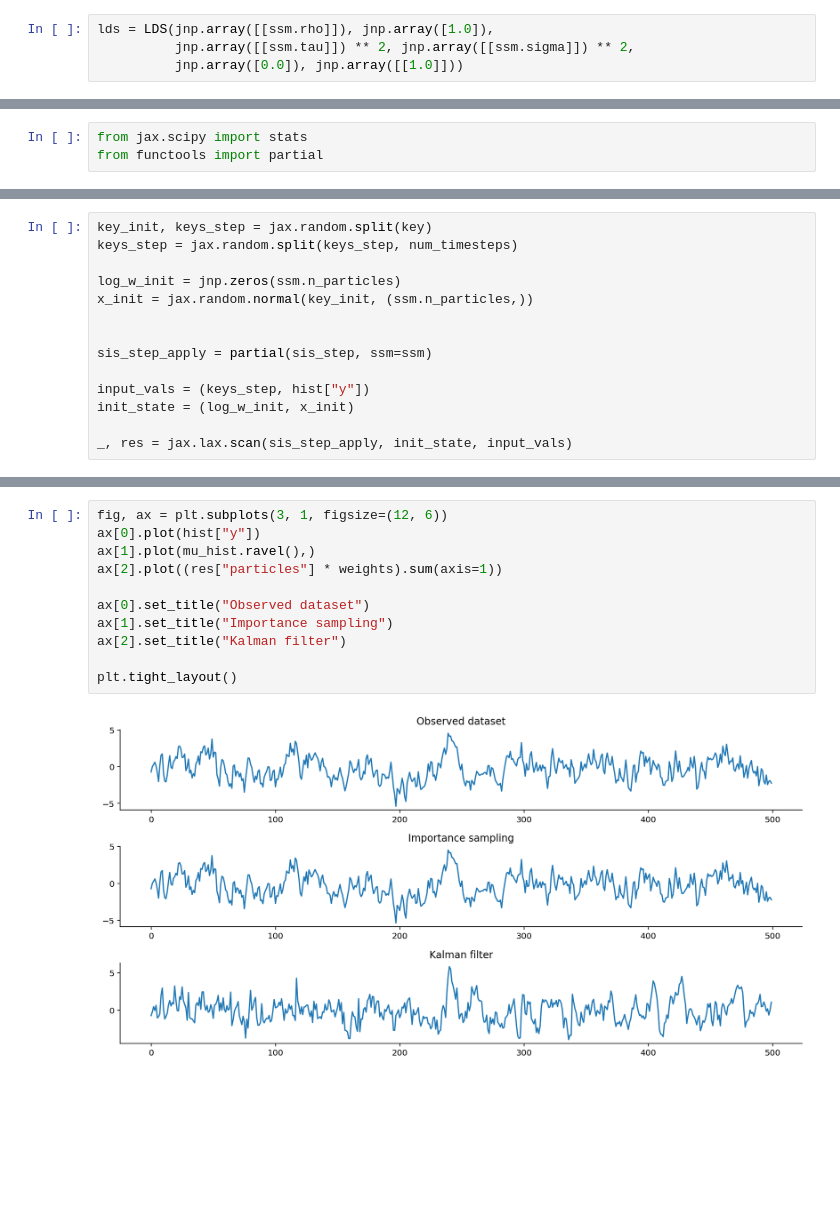
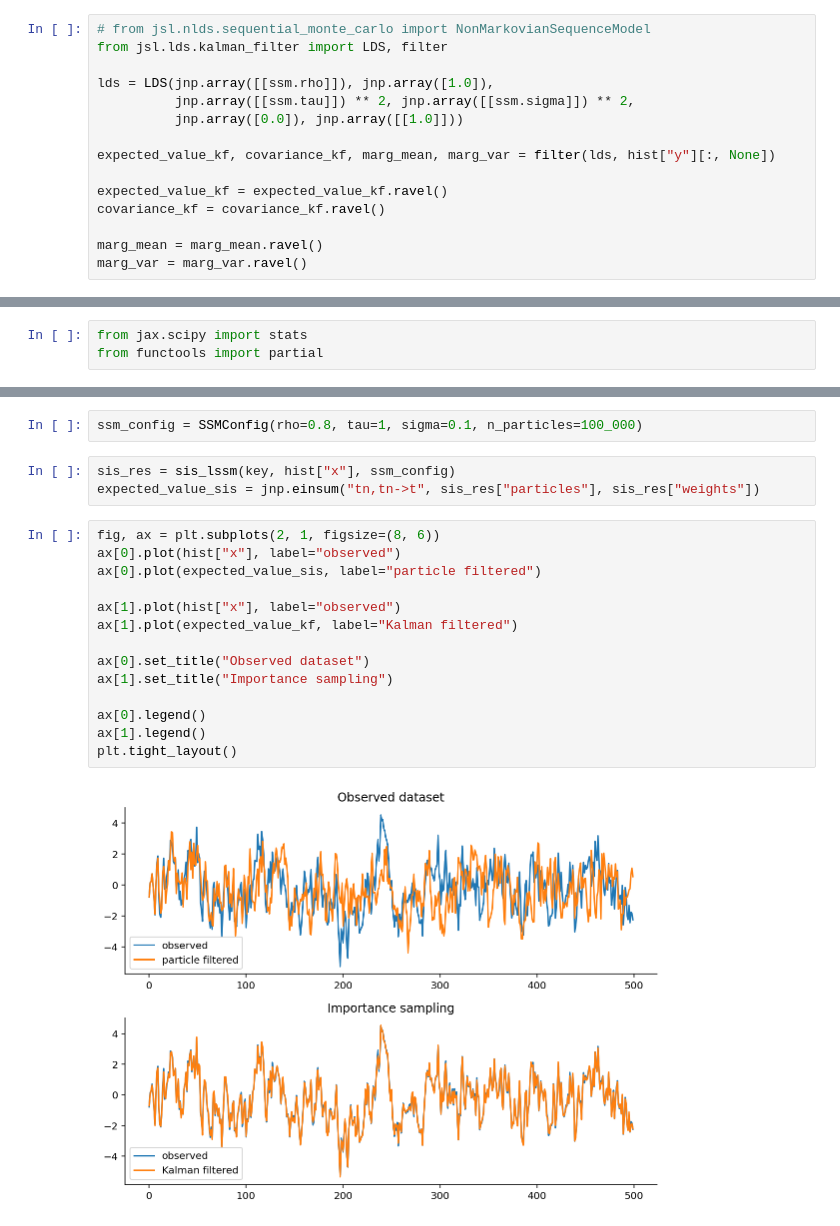
Before and after one commit to gerdm/misc, a Jupyter notebook: 2022-04/advanced-computational-methods.ipynb, the cells around one changed output, grey strips where cells are left out. Cells and saved outputs as stored; diff of their text form; blank space fills up the shorter version.

```diff
--- a/2022-04/advanced-computational-methods.ipynb
+++ b/2022-04/advanced-computational-methods.ipynb
@@ -122,4 +65,15 @@ posterior_std = jnp.sqrt((expected_value2 - expected_value ** 2))
 # %%
+# from jsl.nlds.sequential_monte_carlo import NonMarkovianSequenceModel
+from jsl.lds.kalman_filter import LDS, filter
+
 lds = LDS(jnp.array([[ssm.rho]]), jnp.array([1.0]),
           jnp.array([[ssm.tau]]) ** 2, jnp.array([[ssm.sigma]]) ** 2,
           jnp.array([0.0]), jnp.array([[1.0]]))
+
+expected_value_kf, covariance_kf, marg_mean, marg_var = filter(lds, hist["y"][:, None])
+
+expected_value_kf = expected_value_kf.ravel()
+covariance_kf = covariance_kf.ravel()
+
+marg_mean = marg_mean.ravel()
+marg_var = marg_var.ravel()
@@ -160,14 +84,0 @@ def sis_step(state, xs, ssm):
-# %%
-key_init, keys_step = jax.random.split(key)
-keys_step = jax.random.split(keys_step, num_timesteps)
-
-log_w_init = jnp.zeros(ssm.n_particles)
-x_init = jax.random.normal(key_init, (ssm.n_particles,))
-
-
-sis_step_apply = partial(sis_step, ssm=ssm)
-
-input_vals = (keys_step, hist["y"])
-init_state = (log_w_init, x_init)
-
-_, res = jax.lax.scan(sis_step_apply, init_state, input_vals)
@@ -176,13 +150,21 @@ weights = jnp.exp(res["log_weights"] - jax.nn.logsumexp(res["log_weights"], axis
+# %%
+ssm_config = SSMConfig(rho=0.8, tau=1, sigma=0.1, n_particles=100_000)
+# %%
+sis_res = sis_lssm(key, hist["x"], ssm_config)
+expected_value_sis = jnp.einsum("tn,tn->t", sis_res["particles"], sis_res["weights"])
 # %%
-fig, ax = plt.subplots(3, 1, figsize=(12, 6))
-ax[0].plot(hist["y"])
-ax[1].plot(mu_hist.ravel(),)
-ax[2].plot((res["particles"] * weights).sum(axis=1))
+fig, ax = plt.subplots(2, 1, figsize=(8, 6))
+ax[0].plot(hist["x"], label="observed")
+ax[0].plot(expected_value_sis, label="particle filtered")
+
+ax[1].plot(hist["x"], label="observed")
+ax[1].plot(expected_value_kf, label="Kalman filtered")
 
 ax[0].set_title("Observed dataset")
 ax[1].set_title("Importance sampling")
-ax[2].set_title("Kalman filter")
 
+ax[0].legend()
+ax[1].legend()
 plt.tight_layout()
 # %% [output]
-[figure, old version]
+[figure, new version]
```
Also changed, not shown: parts of 30 cells of this notebook.
